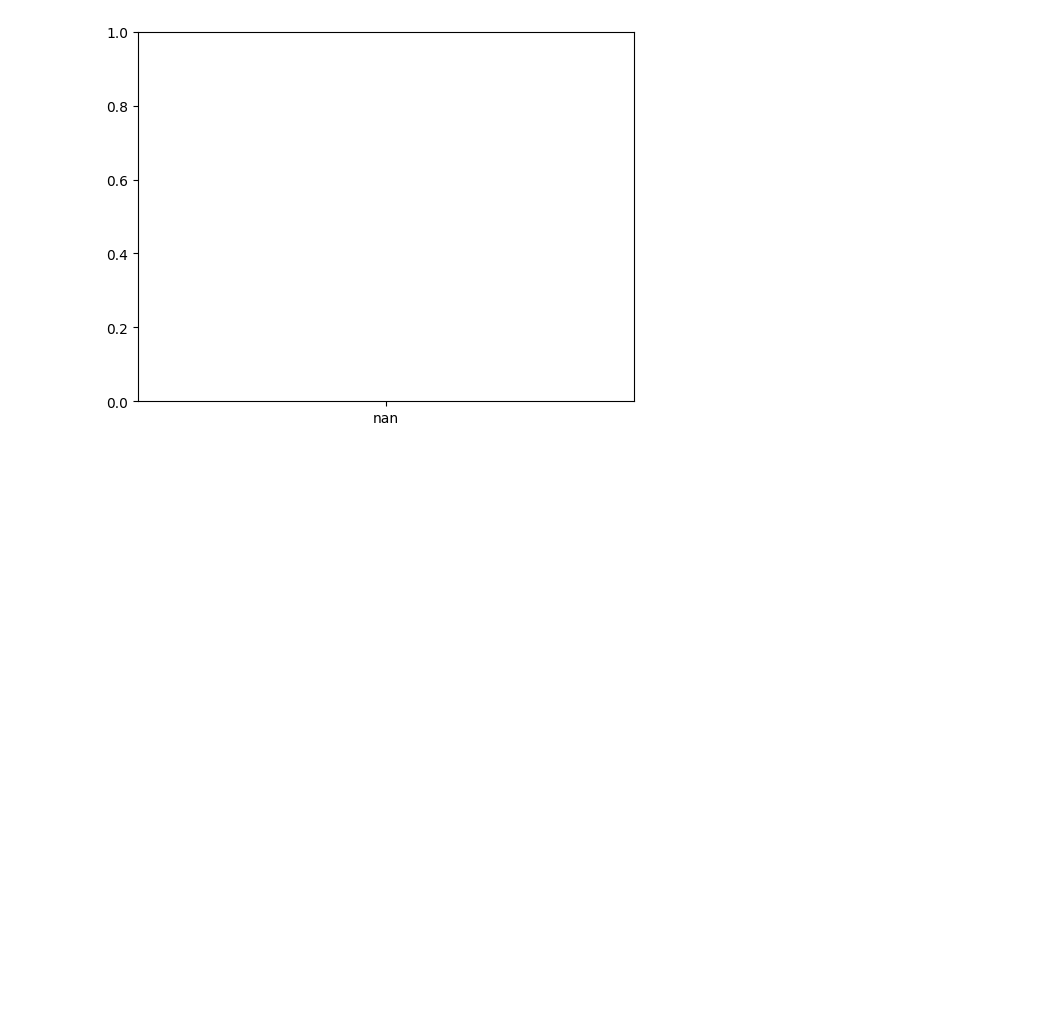
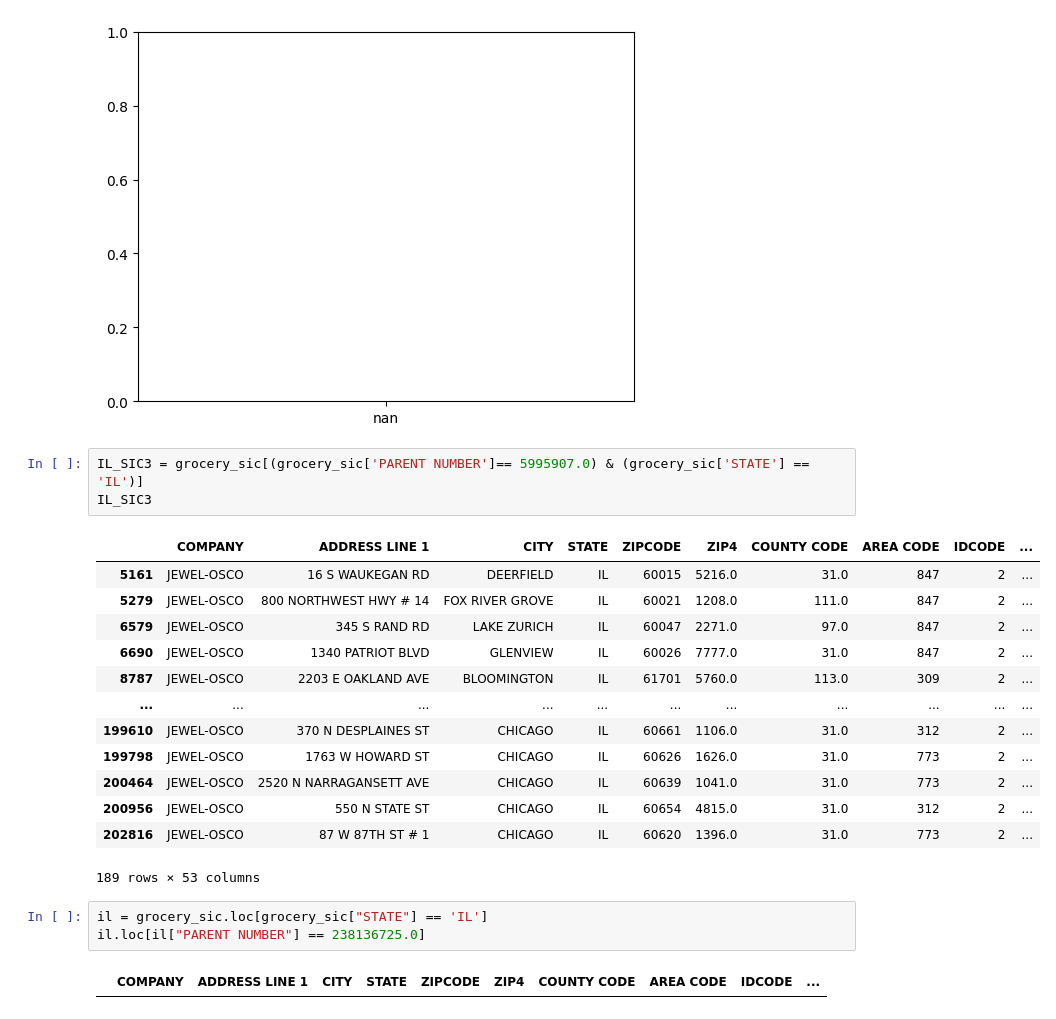
Before and after one commit to uchicago-dsi/rafi-grocery, a Jupyter notebook: Day4.ipynb, the cells around one changed output. Drawn from its saved outputs; the diff is of its cells as text; blank space fills up the shorter version.

```diff
--- a/Day4.ipynb
+++ b/Day4.ipynb
@@ -292,3 +316,25 @@ plt.show()
 # %% [output]
 ValueError: shape mismatch: objects cannot be broadcast to a single shape.  Mismatch is between arg 0 with shape (12,) and arg 1 with shape (202478,).
 [figure]
+# %%
+IL_SIC3 = grocery_sic[(grocery_sic['PARENT NUMBER']== 5995907.0) & (grocery_sic['STATE'] == 'IL')]
+IL_SIC3
+# %% [output]
+|  | COMPANY | ADDRESS LINE 1 | CITY | STATE | ZIPCODE | ZIP4 | COUNTY CODE | AREA CODE | IDCODE | ... |
+| 5161 | JEWEL-OSCO | 16 S WAUKEGAN RD | DEERFIELD | IL | 60015 | 5216.0 | 31.0 | 847 | 2 | ... |
+| 5279 | JEWEL-OSCO | 800 NORTHWEST HWY # 14 | FOX RIVER GROVE | IL | 60021 | 1208.0 | 111.0 | 847 | 2 | ... |
+| 6579 | JEWEL-OSCO | 345 S RAND RD | LAKE ZURICH | IL | 60047 | 2271.0 | 97.0 | 847 | 2 | ... |
+| 6690 | JEWEL-OSCO | 1340 PATRIOT BLVD | GLENVIEW | IL | 60026 | 7777.0 | 31.0 | 847 | 2 | ... |
+| 8787 | JEWEL-OSCO | 2203 E OAKLAND AVE | BLOOMINGTON | IL | 61701 | 5760.0 | 113.0 | 309 | 2 | ... |
+| ... | ... | ... | ... | ... | ... | ... | ... | ... | ... | ... |
+| 199610 | JEWEL-OSCO | 370 N DESPLAINES ST | CHICAGO | IL | 60661 | 1106.0 | 31.0 | 312 | 2 | ... |
+| 199798 | JEWEL-OSCO | 1763 W HOWARD ST | CHICAGO | IL | 60626 | 1626.0 | 31.0 | 773 | 2 | ... |
+| 200464 | JEWEL-OSCO | 2520 N NARRAGANSETT AVE | CHICAGO | IL | 60639 | 1041.0 | 31.0 | 773 | 2 | ... |
+| 200956 | JEWEL-OSCO | 550 N STATE ST | CHICAGO | IL | 60654 | 4815.0 | 31.0 | 312 | 2 | ... |
+| 202816 | JEWEL-OSCO | 87 W 87TH ST # 1 | CHICAGO | IL | 60620 | 1396.0 | 31.0 | 773 | 2 | ... |
+189 rows × 53 columns
+# %%
+il = grocery_sic.loc[grocery_sic["STATE"] == 'IL']
+il.loc[il["PARENT NUMBER"] == 238136725.0]
+# %% [output]
+|  | COMPANY | ADDRESS LINE 1 | CITY | STATE | ZIPCODE | ZIP4 | COUNTY CODE | AREA CODE | IDCODE | ... |
```
Also changed, not shown: parts of 14 cells of this notebook.
